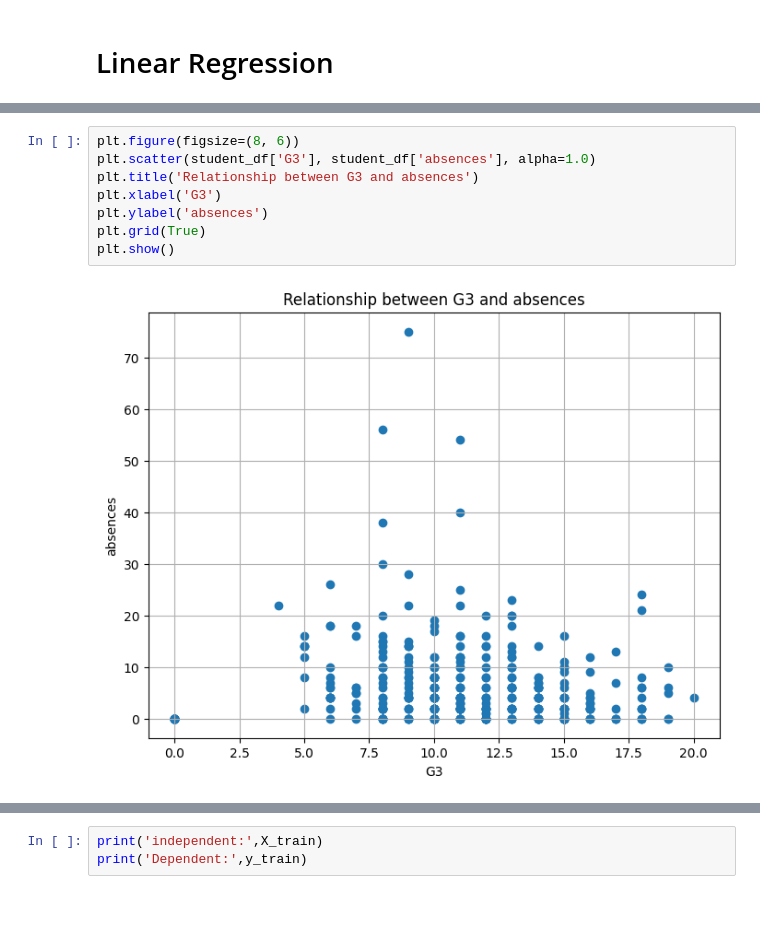
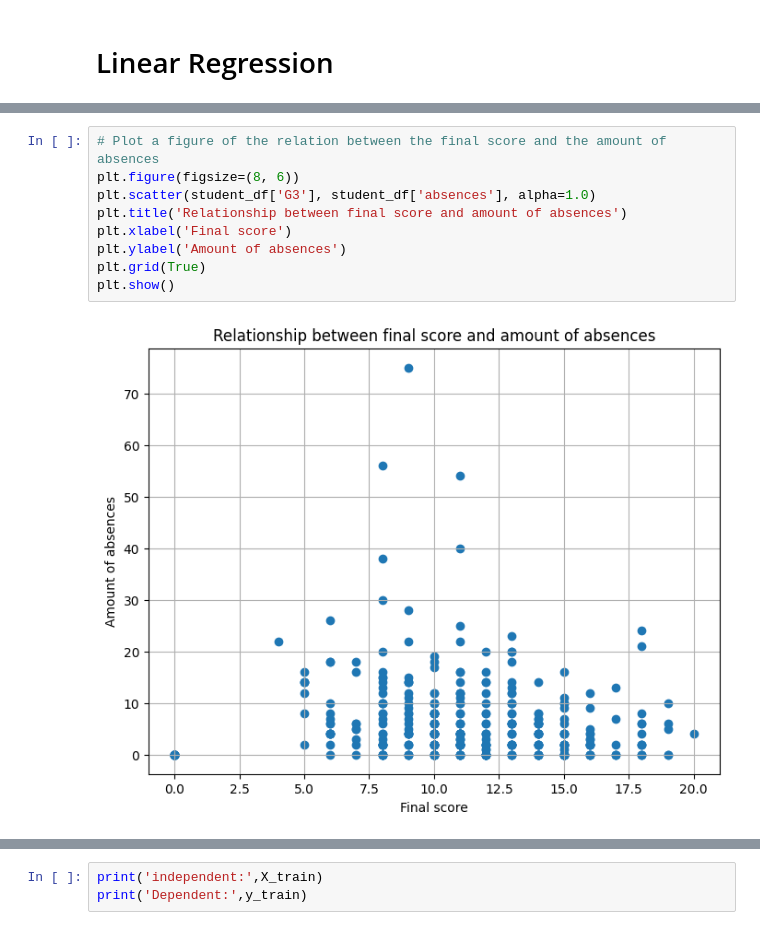
Before and after one commit to kieran31415/AI, a Jupyter notebook: Homework/Task2/Homework_Task2.ipynb, the cells around one changed output, grey strips where cells are left out. Cells and saved outputs as stored; diff of their text form.

```diff
--- a/Homework/Task2/Homework_Task2.ipynb
+++ b/Homework/Task2/Homework_Task2.ipynb
@@ -56,11 +59,12 @@ Name: G3, dtype: int64
 # %%
+# Plot a figure of the relation between the final score and the amount of absences
 plt.figure(figsize=(8, 6))
 plt.scatter(student_df['G3'], student_df['absences'], alpha=1.0)
-plt.title('Relationship between G3 and absences')
-plt.xlabel('G3')
-plt.ylabel('absences')
+plt.title('Relationship between final score and amount of absences')
+plt.xlabel('Final score')
+plt.ylabel('Amount of absences')
 plt.grid(True)
 plt.show()
 # %% [output]
-[figure, old version]
+[figure, new version]
 # %%
```
Also changed, not shown: parts of 10 cells of this notebook.
